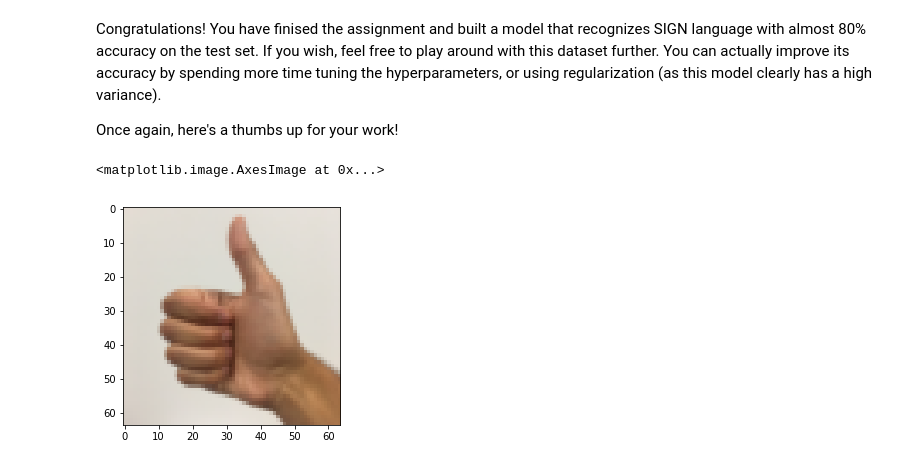
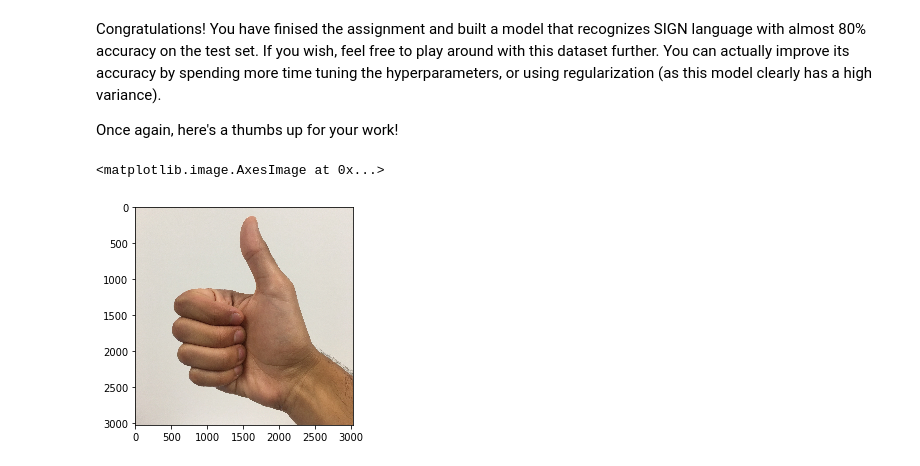
Before and after one commit to JhonEdisonParo/Coursera, a Jupyter notebook: deeplearning.ia/Convolutional Neural Networks/week 01/02 Convolution model - Application.ipynb, the cells around one changed output. Saved outputs shown, nothing was run; the diff lists cells and outputs as text; code cells hidden in the pictures.

```diff
--- a/deeplearning.ia/Convolutional Neural Networks/week 01/02 Convolution model - Application.ipynb
+++ b/deeplearning.ia/Convolutional Neural Networks/week 01/02 Convolution model - Application.ipynb
@@ -585,9 +618,12 @@ Congratulations! You have finised the assignment and built a model that recogniz
 Once again, here's a thumbs up for your work!
 # %%
 fname = "images/thumbs_up.jpg"
-image = np.array(ndimage.imread(fname, flatten=False))
-my_image = scipy.misc.imresize(image, size=(64,64))
+# image = np.array(ndimage.imread(fname, flatten=False))
+image = np.array(imread(fname))
+# my_image = scipy.misc.imresize(image, size=(64,64))
+my_image = resize(image, output_shape=(64,64))
+my_image = image
 plt.imshow(my_image)
 # %% [output]
 <matplotlib.image.AxesImage at 0x...>
-[figure, old version]
+[figure, new version]
```
Also changed, not shown: parts of 9 cells of this notebook.
